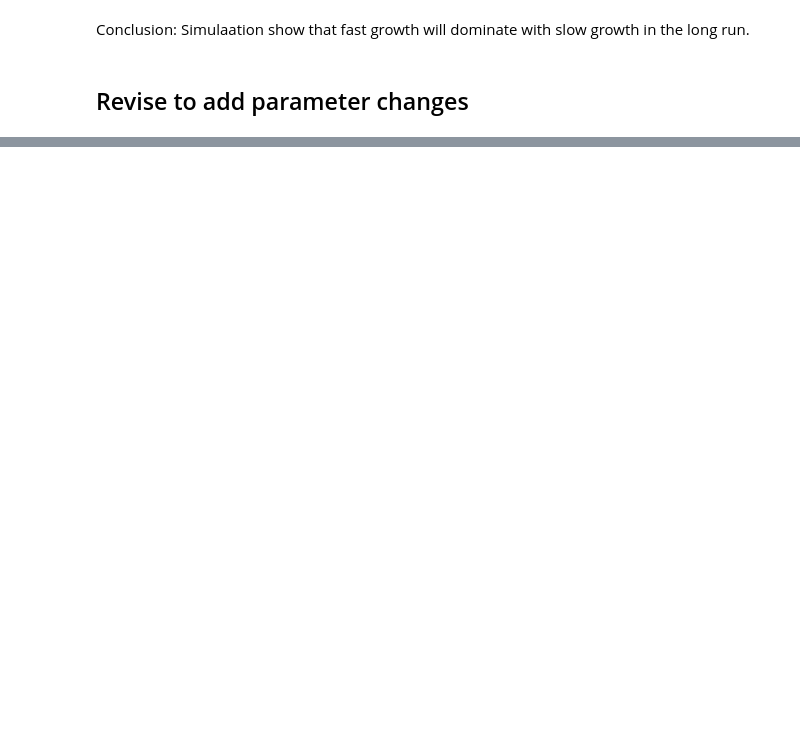
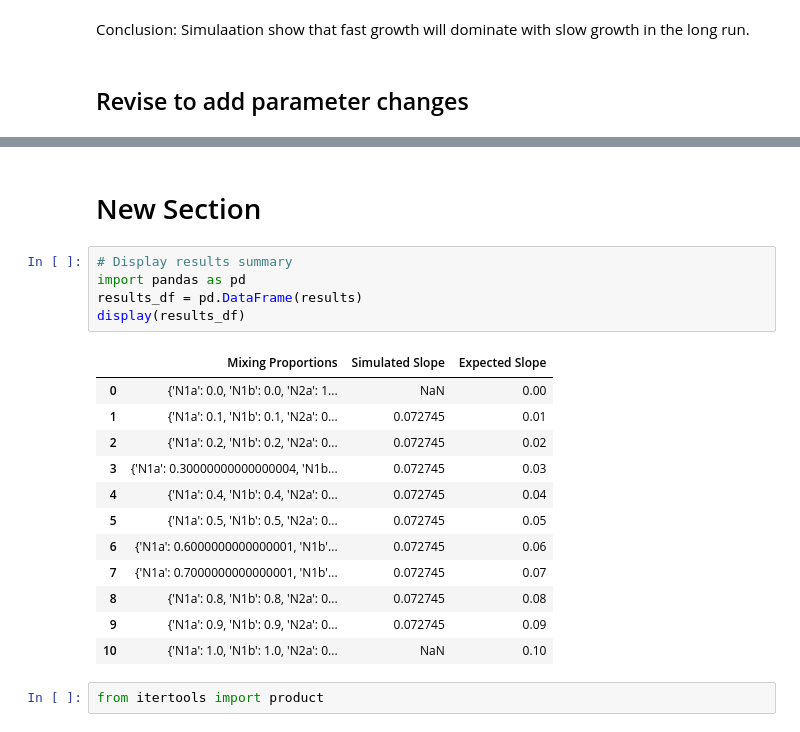
Before and after one commit to hongqin/DPGR_sandbox, a Jupyter notebook: DPGR_mixed_pop.ipynb, the cells around one changed output, grey strips where cells are left out. Drawn from its saved outputs; the diff is of its cells as text; blank space fills up the shorter version.

```diff
--- a/DPGR_mixed_pop.ipynb
+++ b/DPGR_mixed_pop.ipynb
@@ -174,0 +195,22 @@ Expected Slope: 0.056
+# %% [markdown]
+# New Section
+# %%
+# Display results summary
+import pandas as pd
+results_df = pd.DataFrame(results)
+display(results_df)
+# %% [output]
+|  | Mixing Proportions | Simulated Slope | Expected Slope |
+| 0 | {'N1a': 0.0, 'N1b': 0.0, 'N2a': 1... | NaN | 0.00 |
+| 1 | {'N1a': 0.1, 'N1b': 0.1, 'N2a': 0... | 0.072745 | 0.01 |
+| 2 | {'N1a': 0.2, 'N1b': 0.2, 'N2a': 0... | 0.072745 | 0.02 |
+| 3 | {'N1a': 0.30000000000000004, 'N1b... | 0.072745 | 0.03 |
+| 4 | {'N1a': 0.4, 'N1b': 0.4, 'N2a': 0... | 0.072745 | 0.04 |
+| 5 | {'N1a': 0.5, 'N1b': 0.5, 'N2a': 0... | 0.072745 | 0.05 |
+| 6 | {'N1a': 0.6000000000000001, 'N1b'... | 0.072745 | 0.06 |
+| 7 | {'N1a': 0.7000000000000001, 'N1b'... | 0.072745 | 0.07 |
+| 8 | {'N1a': 0.8, 'N1b': 0.8, 'N2a': 0... | 0.072745 | 0.08 |
+| 9 | {'N1a': 0.9, 'N1b': 0.9, 'N2a': 0... | 0.072745 | 0.09 |
+| 10 | {'N1a': 1.0, 'N1b': 1.0, 'N2a': 0... | NaN | 0.10 |
+# %%
+from itertools import product
```
Also changed, not shown: parts of 6 cells of this notebook.
